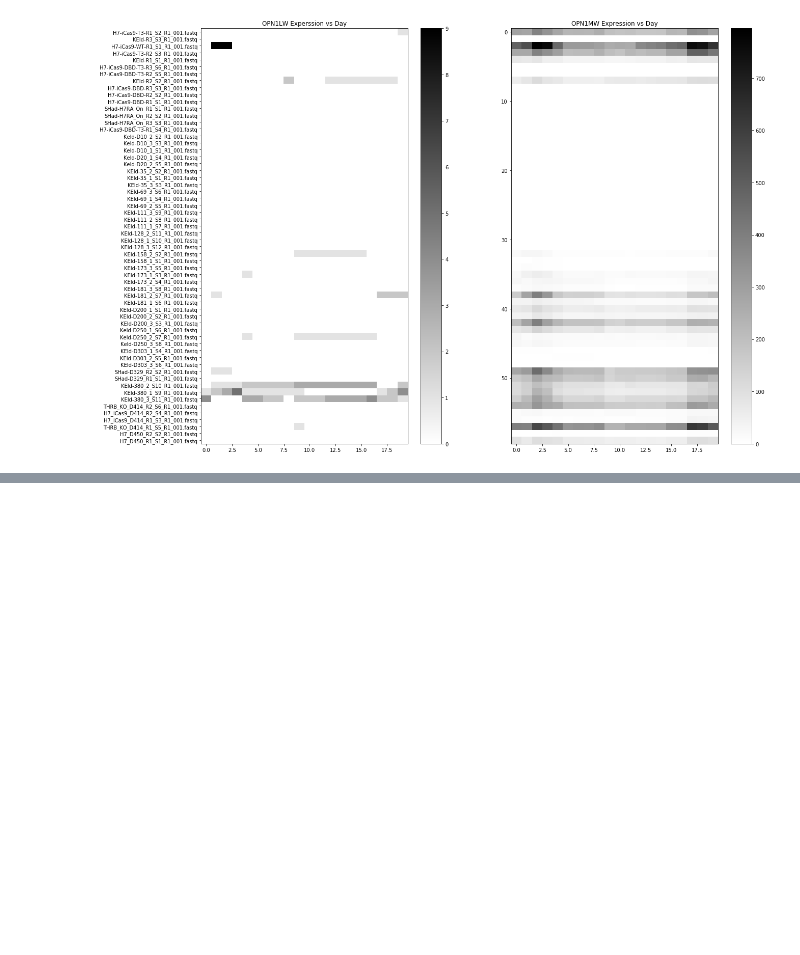
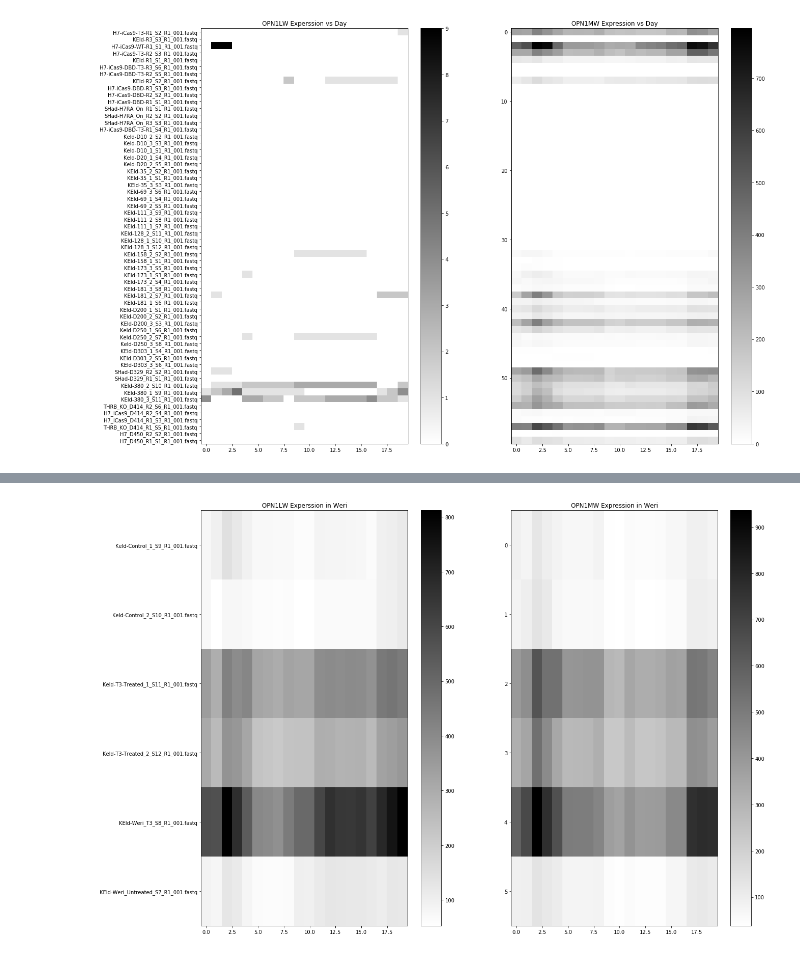
Before and after one commit to bbrener1/johnston_retina, a Jupyter notebook: notebook/processing.ipynb, the cells around one changed output, grey strips where cells are left out. Drawn from its saved outputs; the diff is of its cells as text; code cells hidden in the pictures; blank space fills up the shorter version.

```diff
--- a/notebook/processing.ipynb
+++ b/notebook/processing.ipynb
@@ -163,0 +196,18 @@ print(list(zip(samples,sample_days)))
+# %%
+# Once the indices above are constructed, one can select a specific index and perform alignment
+# This is the bowtie alignment specification
+# Kallisto specification to be inserted later
+
+for sample in samples:
+    !echo {sample}
+    !bowtie2 -x ../gencode_transcriptome/mini_bowtie_index -p 5 -U {data_location}/{sample} > {output_location}/{sample}.sam
+
+    # Once the alignment step is complete, samtools must be used to process the data:
+
+    !samtools view -bS {output_location}/{sample}.sam > {output_location}/{sample}.bam
+    !samtools sort {output_location}/{sample}.bam -o {output_location}/{sample}.sorted.bam
+
+    # Finally we perform the pileup
+
+    !samtools mpileup -l ../unique_lw_transcript.txt -f ../gencode_transcriptome/gencode.v27.transcripts.fa {output_location}/{sample}.sorted.bam > $2/{sample}.pile
+    !samtools mpileup -l ../unique_mw_transcript.txt -f ../gencode_transcriptome/gencode.v27.transcripts.fa {output_location}/{sample}.sorted.bam >> $2/{sample}.pile
@@ -257,0 +396,12 @@ print(len(sample_order))
+# %%
+# Let's examine Weri and Human data to see if the problems extend there as well
+
+weri_piles = [load_pile('../../quantification/weri/' + s + '.pile') for s in weri_samples]
+weri_table = np.zeros((6,40))
+
+for i,weri in enumerate(weri_samples):
+    weri_pile = weri_piles[i]
+    for l,p,n in zip(weri_pile['location_names'],weri_pile['positions'],weri_pile['pileup']):
+        ul_index = unique_locations[(l,p)]
+        print(i,ul_index)
+        weri_table[i,ul_index] = n
@@ -257,0 +426,15 @@ print(len(sample_order))
+# %%
+fig = plt.figure(figsize=(20,15))
+
+plt.subplot(121)
+plt.title("OPN1LW Experssion in Weri")
+plt.imshow(weri_table[:,:20],aspect='auto',cmap='binary')
+plt.colorbar()
+plt.yticks(np.arange(len(weri_samples)),labels=np.array(weri_samples))
+plt.subplot(122)
+plt.title("OPN1MW Expression in Weri")
+plt.imshow(weri_table[:,20:],aspect='auto',cmap='binary')
+plt.colorbar()
+plt.show()
+# %% [output]
+[figure, added]
```
Also changed, not shown: parts of 9 cells of this notebook, 2 other files.
